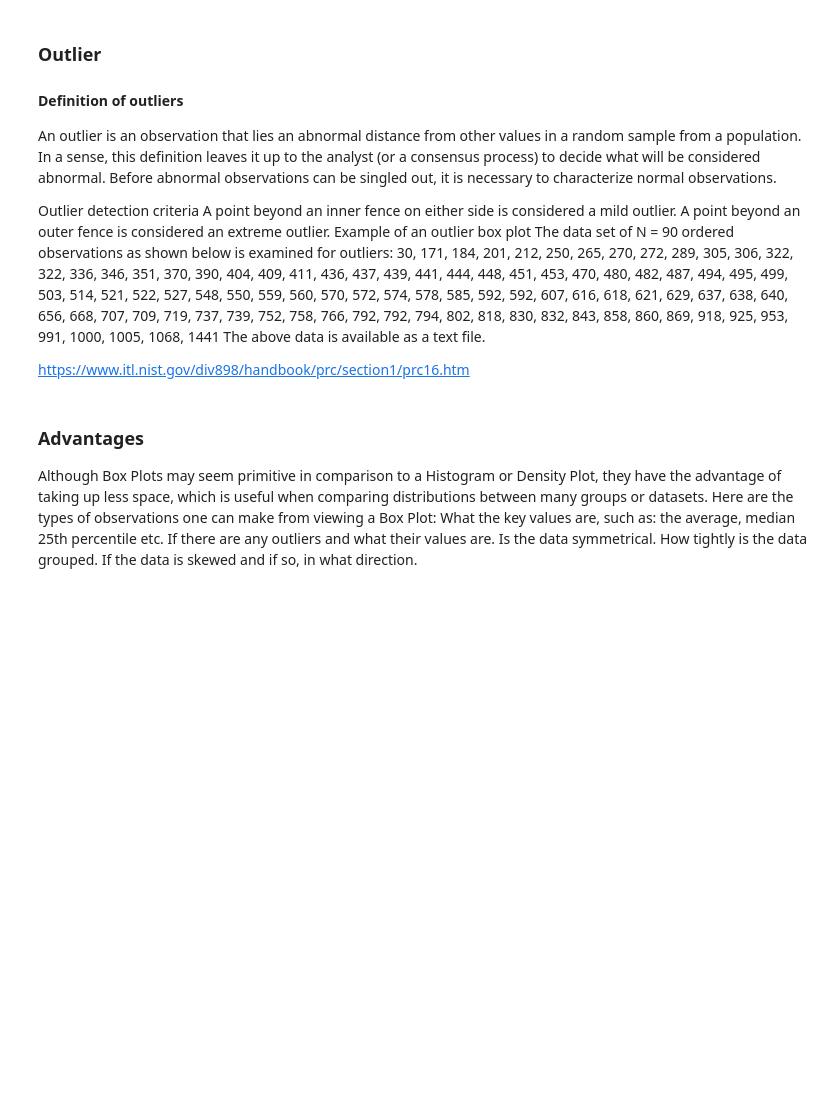
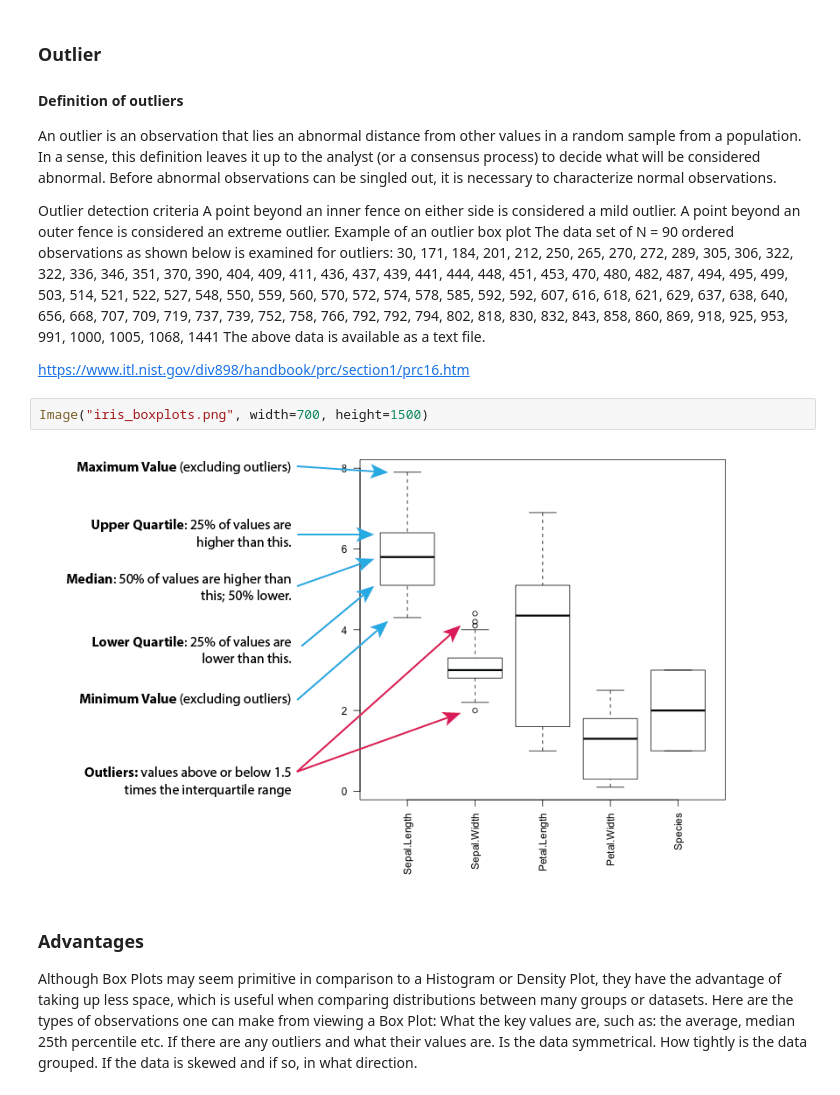
Before and after one commit to eamonnofarrell/Boxplot, a Jupyter notebook: BoxPlot_Project.ipynb, the cells around one changed output. Saved outputs shown, nothing was run; the diff lists cells and outputs as text; blank space fills up the shorter version.

```diff
--- a/BoxPlot_Project.ipynb
+++ b/BoxPlot_Project.ipynb
@@ -48,6 +54,10 @@ The data set of N = 90 ordered observations as shown below is examined for outli
 The above data is available as a text file.
 
 https://www.itl.nist.gov/div898/handbook/prc/section1/prc16.htm
+# %%
+Image("iris_boxplots.png", width=700, height=1500)
+# %% [output]
+[figure, added]
 # %% [markdown]
 ### Advantages
 Although Box Plots may seem primitive in comparison to a Histogram or Density Plot, they have the advantage of taking up less space, which is useful when comparing distributions between many groups or datasets.
```
Also changed, not shown: parts of 2 cells of this notebook.
